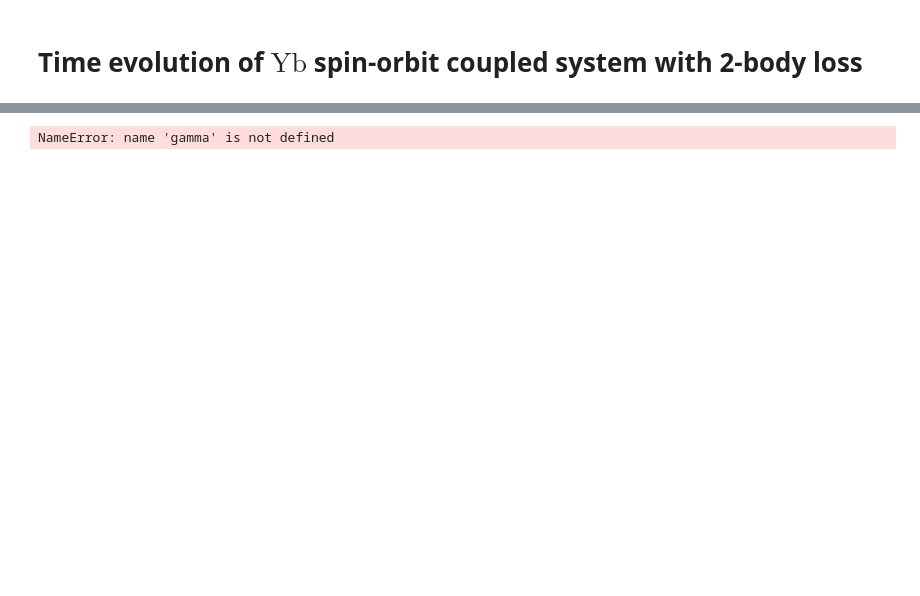
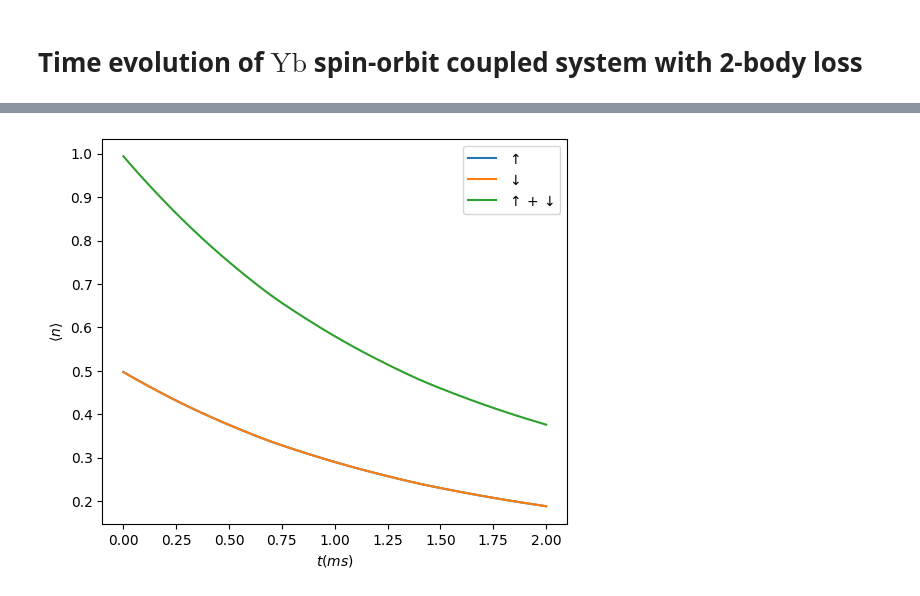
Before and after one commit to pco0511/yb-soc-two-body-loss, a Jupyter notebook: scripts/time_evolution.ipynb, the cells around one changed output, grey strips where cells are left out. Cells and saved outputs as stored; diff of their text form; code cells hidden in the pictures; blank space fills up the shorter version.

```diff
--- a/scripts/time_evolution.ipynb
+++ b/scripts/time_evolution.ipynb
@@ -72,21 +69,3 @@ import tqdm
 import matplotlib.pyplot as plt
 
 from ybsoc import *
-# %%
-system = YbSOC2bodyLoss(
-    d=1,
-    lengths=[8],
-    n_particle=6,
-    hbar=1,
-    q=0,# 0.03,
-    m_Yb = 1,
-    delta = 0,# 0.08,
-    omega_R = 0.1,
-    gamma = 0.3,
-    array_type='numpy'
-)
-hamiltonian = system.dense_hamiltonian(
-    display_progress=True
-)
-# %% [output]
-NameError: name 'gamma' is not defined
@@ -95,49 +141,46 @@ eigenvalues, eigenvectors = np.linalg.eig(hamiltonian)
 # %%
-initial_state = system.get_momentum_eigenstate(
-    (
-        ((0,), 1),
-        ((1,), -1),
-    )
-)
-
+initial_state = pure
+# initial_state = mixture
+# initial_state = superposition
 
 psi_tilde = np.linalg.solve(eigenvectors, initial_state)
 
 t0 = 0
-t1 = 100
-step_size = 1 / 6
-save_at = np.arange(t0, t1, step_size)
+t1 = 0.8 / 0.1129
+save_at = np.linspace(t0, t1, 201)
+step_size = save_at[1] - save_at[0]
 
 evolution_operator_diag = np.exp(-1j * eigenvalues * step_size / system.hbar)
 psis = np.zeros((len(save_at), len(psi_tilde)), dtype=np.complex128)
 
 psis[0, :] = np.einsum('ij,j->i', eigenvectors, psi_tilde)
-for i in range(len(save_at)):
+for i in tqdm.trange(len(save_at)):
     psi_tilde = evolution_operator_diag * psi_tilde
     psis[i, :] = np.einsum('ij,j->i', eigenvectors, psi_tilde)
 
-
 spin_up_numbers, spin_down_numbers = system.momentum_sp_expected_numbers_vectorized(psis)
 # %%
 plt.figure(figsize=(6, 5))
-t = save_at
+t = save_at * 0.1129
 
 # for i in range(8):
 #     plt.plot(t, spin_up_numbers[:, i], label=f"$\\uparrow$, {i}")
 #     plt.plot(t, spin_down_numbers[:, i], label=f"$\\downarrow$, {i}")
 
-total_up = np.sum(spin_up_numbers, axis=1)
-total_down = np.sum(spin_down_numbers, axis=1)
+total_up = jnp.sum(spin_up_numbers, axis=1) / 4
+total_down = jnp.sum(spin_down_numbers, axis=1) / 4
 
 plt.plot(t, total_up, label="$\\uparrow$")
 plt.plot(t, total_down, label="$\\downarrow$")
 plt.plot(t, total_up + total_down, label="$\\uparrow + \\downarrow$")
 
 plt.ylabel("$\\langle n \\rangle$")
-plt.xlabel("$t$")
+plt.xlabel("$t (ms)$")
 
 plt.legend()
 plt.show()
+# %% [output]
+[figure, added]
 # %%
 from matplotlib.animation import FFMpegWriter
 
```
Also changed, not shown: parts of 6 cells of this notebook, 1 other file.
